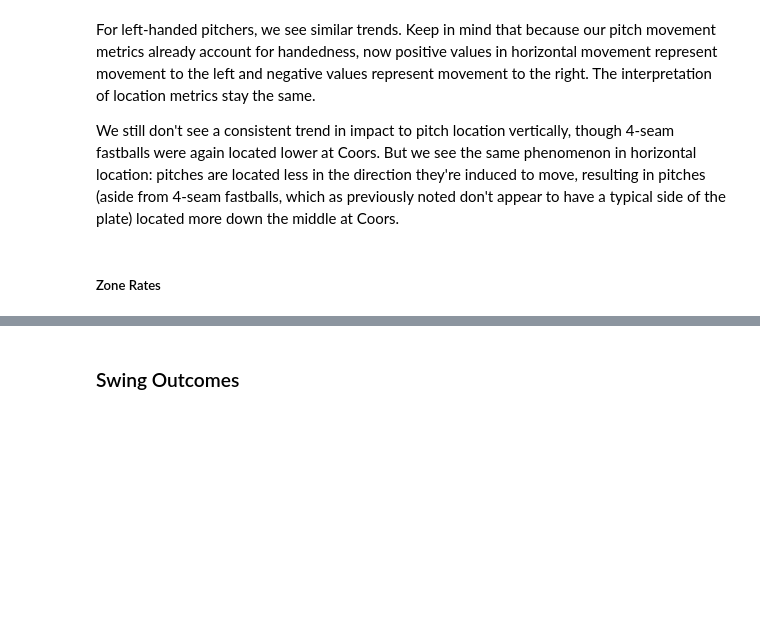
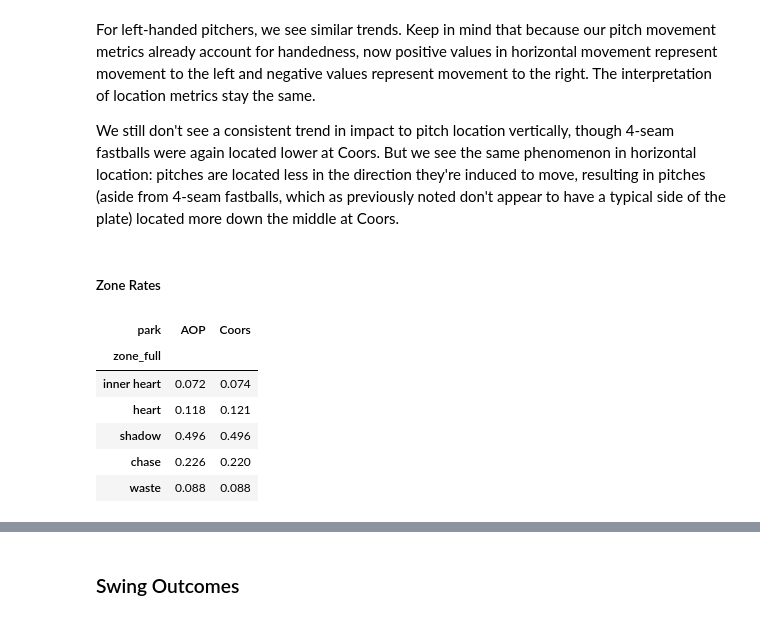
Before and after one commit to skparagas/Coors-Hangover-Effect, a Jupyter notebook: report.ipynb, the cells around one changed output, grey strips where cells are left out. Cells and saved outputs as stored; diff of their text form; code cells hidden in the pictures; blank space fills up the shorter version.

```diff
--- a/report.ipynb
+++ b/report.ipynb
@@ -391,0 +388,15 @@ We still don't see a consistent trend in impact to pitch location vertically, th
+# %%
+zones = locations[locations['zone_full'] != 'error'].groupby(['park'])['zone_full'].value_counts(normalize=True).reset_index().pivot(
+                                                                 index='zone_full', columns='park', values='proportion').round(3)
+
+zone_order = {'inner heart': 1, 'heart': 2, 'shadow': 3, 'chase': 4, 'waste': 5}
+
+zones.sort_values(by='zone_full', key=lambda x: x.map(zone_order))
+# %% [output]
+| park | AOP | Coors |
+| zone_full |  |  |
+| inner heart | 0.072 | 0.074 |
+| heart | 0.118 | 0.121 |
+| shadow | 0.496 | 0.496 |
+| chase | 0.226 | 0.220 |
+| waste | 0.088 | 0.088 |
```
Also changed, not shown: parts of 9 cells of this notebook, 1 other file.
